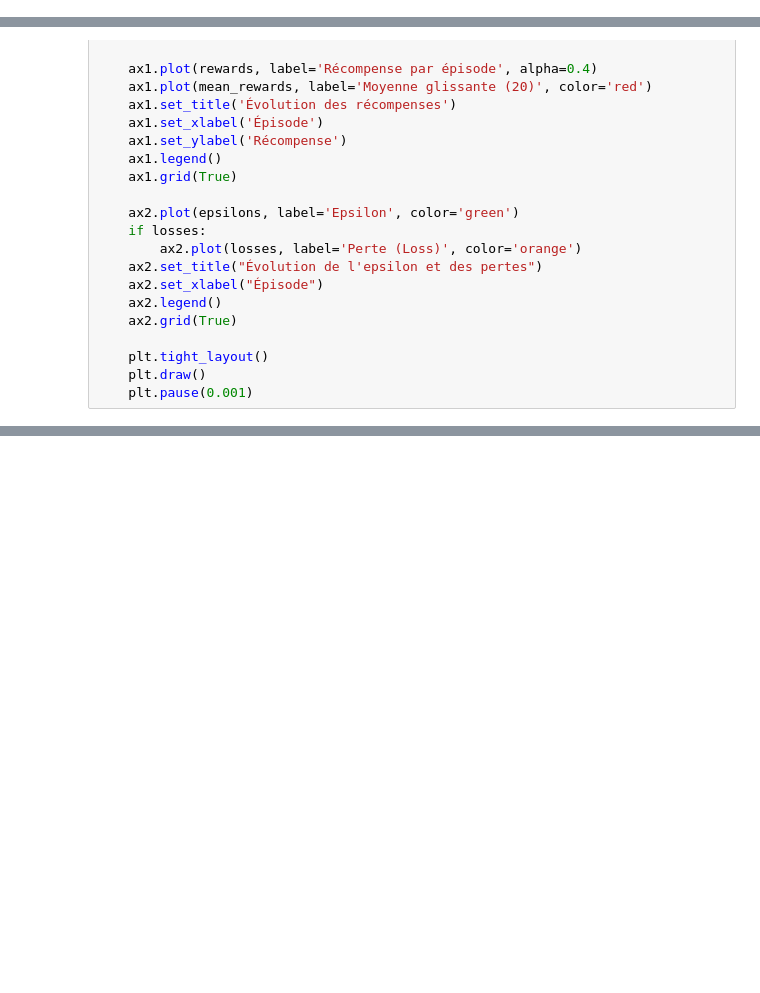
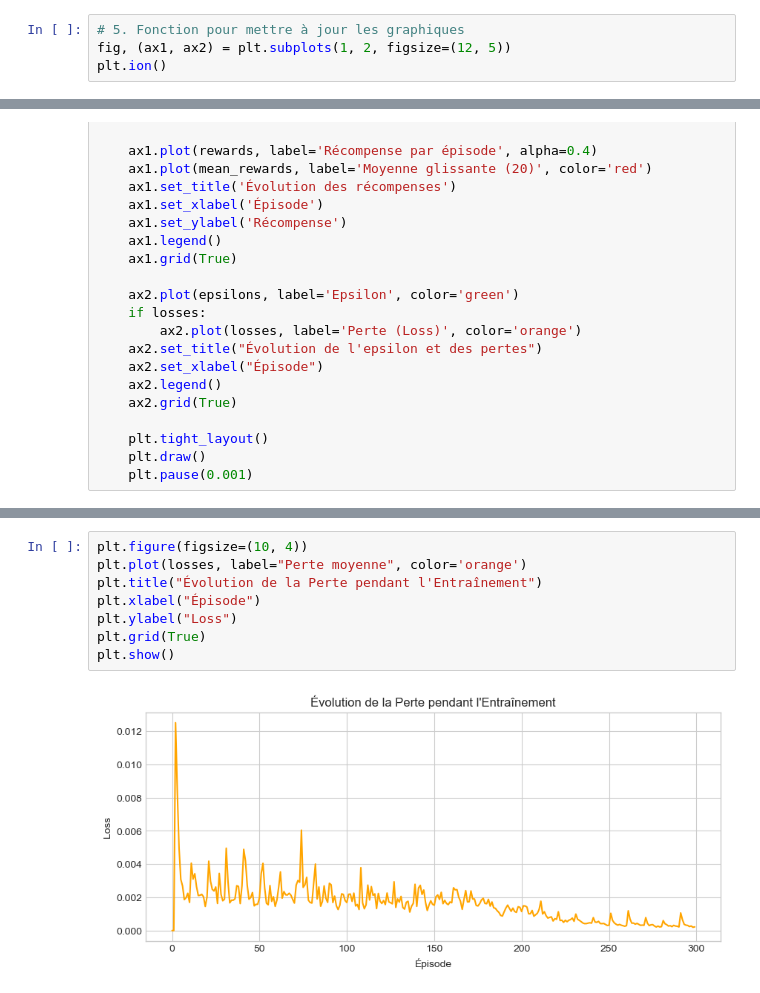
Before and after one commit to ennajari/Optimisation-de-plannings-avec-DQN, a Jupyter notebook: notebooks/3_dqn_training.ipynb, the cells around one changed output, grey strips where cells are left out. Cells and saved outputs as stored; diff of their text form; blank space fills up the shorter version.

```diff
--- a/notebooks/3_dqn_training.ipynb
+++ b/notebooks/3_dqn_training.ipynb
@@ -42,0 +54,4 @@ model.compile(loss='mse', optimizer=tf.keras.optimizers.Adam(0.001))
+# %%
+# 5. Fonction pour mettre à jour les graphiques
+fig, (ax1, ax2) = plt.subplots(1, 2, figsize=(12, 5))
+plt.ion()
@@ -195,0 +207,10 @@ NameError: name 'dqn_model' is not defined
+# %%
+plt.figure(figsize=(10, 4))
+plt.plot(losses, label="Perte moyenne", color='orange')
+plt.title("Évolution de la Perte pendant l'Entraînement")
+plt.xlabel("Épisode")
+plt.ylabel("Loss")
+plt.grid(True)
+plt.show()
+# %% [output]
+[figure, added]
```
Also changed, not shown: parts of 13 cells of this notebook, 6 other files.
